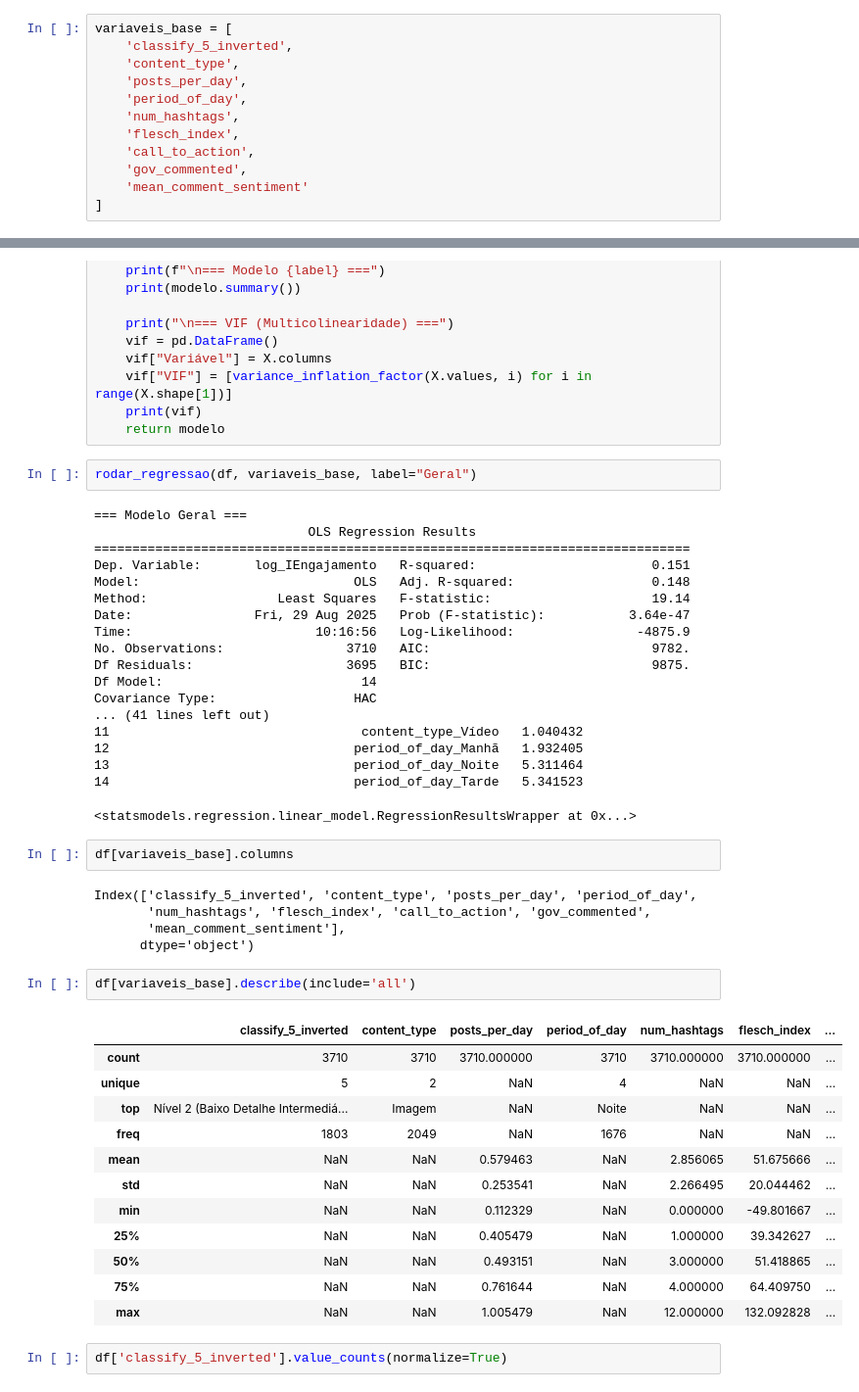
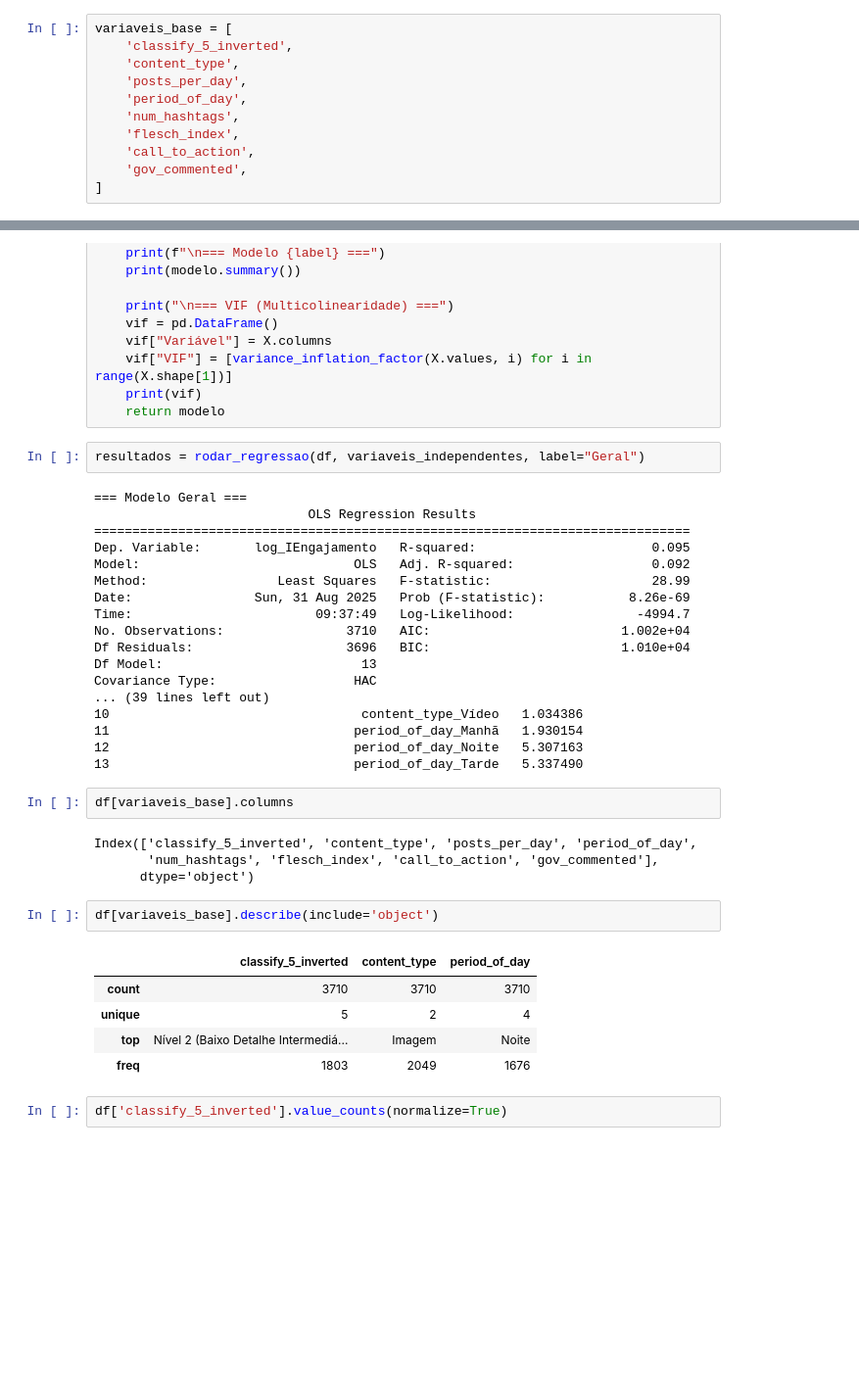
Before and after one commit to iagonmic/dialogic_accounting_pibic, a Jupyter notebook: src/results/7 test.ipynb, the cells around one changed output, grey strips where cells are left out. Shown: that part at 98% size. Saved outputs shown, nothing was run; the diff lists cells and outputs as text; blank space fills up the shorter version.

```diff
--- a/src/results/7 test.ipynb
+++ b/src/results/7 test.ipynb
@@ -21,7 +21,6 @@ variaveis_base = [
     'flesch_index',
     'call_to_action',
     'gov_commented',
-    'mean_comment_sentiment'
 ]
 # %%
 variaveis_independentes = [
@@ -50,48 +49,39 @@ def rodar_regressao(df, variaveis, label, regiao=False):
     print(vif)
     return modelo
 # %%
-rodar_regressao(df, variaveis_base, label="Geral")
+resultados = rodar_regressao(df, variaveis_independentes, label="Geral")
 # %% [output]
 === Modelo Geral ===
                             OLS Regression Results
 ==============================================================================
-Dep. Variable:       log_IEngajamento   R-squared:                       0.151
-Model:                            OLS   Adj. R-squared:                  0.148
-Method:                 Least Squares   F-statistic:                     19.14
-Date:                Fri, 29 Aug 2025   Prob (F-statistic):           3.64e-47
-Time:                        10:16:56   Log-Likelihood:                -4875.9
-No. Observations:                3710   AIC:                             9782.
-Df Residuals:                    3695   BIC:                             9875.
-Df Model:                          14
+Dep. Variable:       log_IEngajamento   R-squared:                       0.095
+Model:                            OLS   Adj. R-squared:                  0.092
+Method:                 Least Squares   F-statistic:                     28.99
+Date:                Sun, 31 Aug 2025   Prob (F-statistic):           8.26e-69
+Time:                        09:37:49   Log-Likelihood:                -4994.7
+No. Observations:                3710   AIC:                         1.002e+04
+Df Residuals:                    3696   BIC:                         1.010e+04
+Df Model:                          13
 Covariance Type:                  HAC
-... (41 lines left out)
-11                                 content_type_Vídeo   1.040432
-12                                period_of_day_Manhã   1.932405
-13                                period_of_day_Noite   5.311464
-14                                period_of_day_Tarde   5.341523
+... (39 lines left out)
+10                                 content_type_Vídeo   1.034386
+11                                period_of_day_Manhã   1.930154
+12                                period_of_day_Noite   5.307163
+13                                period_of_day_Tarde   5.337490
-<statsmodels.regression.linear_model.RegressionResultsWrapper at 0x...>
 # %%
 df[variaveis_base].columns
 # %% [output]
 Index(['classify_5_inverted', 'content_type', 'posts_per_day', 'period_of_day',
-       'num_hashtags', 'flesch_index', 'call_to_action', 'gov_commented',
-       'mean_comment_sentiment'],
+       'num_hashtags', 'flesch_index', 'call_to_action', 'gov_commented'],
       dtype='object')
 # %%
-df[variaveis_base].describe(include='all')
+df[variaveis_base].describe(include='object')
 # %% [output]
-|  | classify_5_inverted | content_type | posts_per_day | period_of_day | num_hashtags | flesch_index | ... |
-| count | 3710 | 3710 | 3710.000000 | 3710 | 3710.000000 | 3710.000000 | ... |
-| unique | 5 | 2 | NaN | 4 | NaN | NaN | ... |
-| top | Nível 2 (Baixo Detalhe Intermediá... | Imagem | NaN | Noite | NaN | NaN | ... |
-| freq | 1803 | 2049 | NaN | 1676 | NaN | NaN | ... |
-| mean | NaN | NaN | 0.579463 | NaN | 2.856065 | 51.675666 | ... |
-| std | NaN | NaN | 0.253541 | NaN | 2.266495 | 20.044462 | ... |
-| min | NaN | NaN | 0.112329 | NaN | 0.000000 | -49.801667 | ... |
-| 25% | NaN | NaN | 0.405479 | NaN | 1.000000 | 39.342627 | ... |
-| 50% | NaN | NaN | 0.493151 | NaN | 3.000000 | 51.418865 | ... |
-| 75% | NaN | NaN | 0.761644 | NaN | 4.000000 | 64.409750 | ... |
-| max | NaN | NaN | 1.005479 | NaN | 12.000000 | 132.092828 | ... |
+|  | classify_5_inverted | content_type | period_of_day |
+| count | 3710 | 3710 | 3710 |
+| unique | 5 | 2 | 4 |
+| top | Nível 2 (Baixo Detalhe Intermediá... | Imagem | Noite |
+| freq | 1803 | 2049 | 1676 |
 # %%
 df['classify_5_inverted'].value_counts(normalize=True)
 # %% [output]
```
Also changed, not shown: parts of 6 cells of this notebook.
